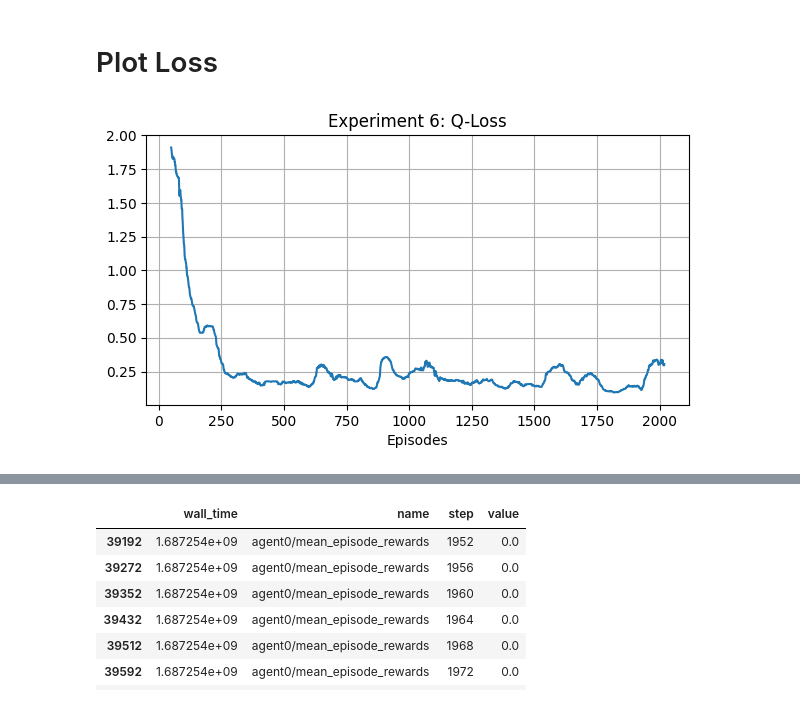
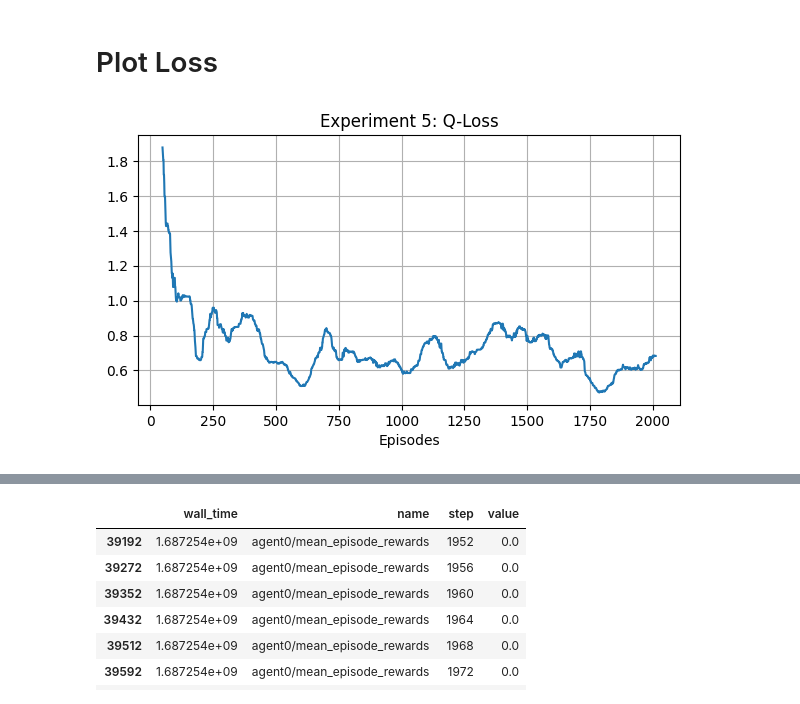
Before and after one commit to buehrerc/MAAC-auto-gov, a Jupyter notebook: analysis/generate_plots.ipynb, the cells around one changed output, grey strips where cells are left out. Saved outputs shown, nothing was run; the diff lists cells and outputs as text; code cells hidden in the pictures.

```diff
--- a/analysis/generate_plots.ipynb
+++ b/analysis/generate_plots.ipynb
@@ -75,7 +75,7 @@ def plot_agent_reward(session_id, run_id, agent_num, filter_outliers=False):
         fig.suptitle(f"Session {session_id}: Mean Episode Rewards")
     fig.savefig(f"./plots/session_{session_id}_mean_reward_agent")
 # %%
-df = format_plot(6, 1, rolling_mean=True)
+df = format_plot(5, 1, rolling_mean=True)
 # %% [output]
-[figure, old version]
+[figure, new version]
 # %%
```
Also changed, not shown: parts of 5 cells of this notebook, 7 other files.
